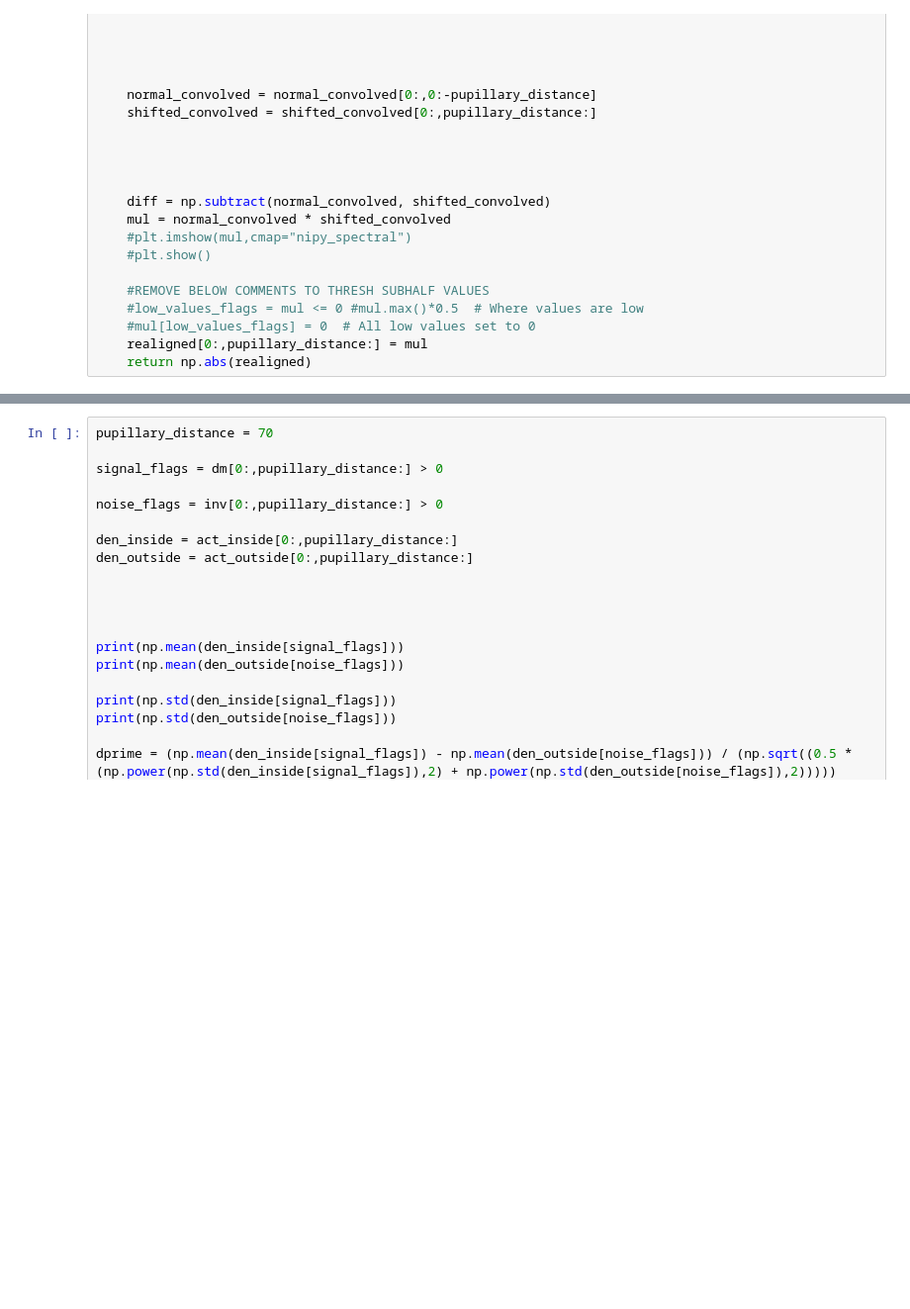
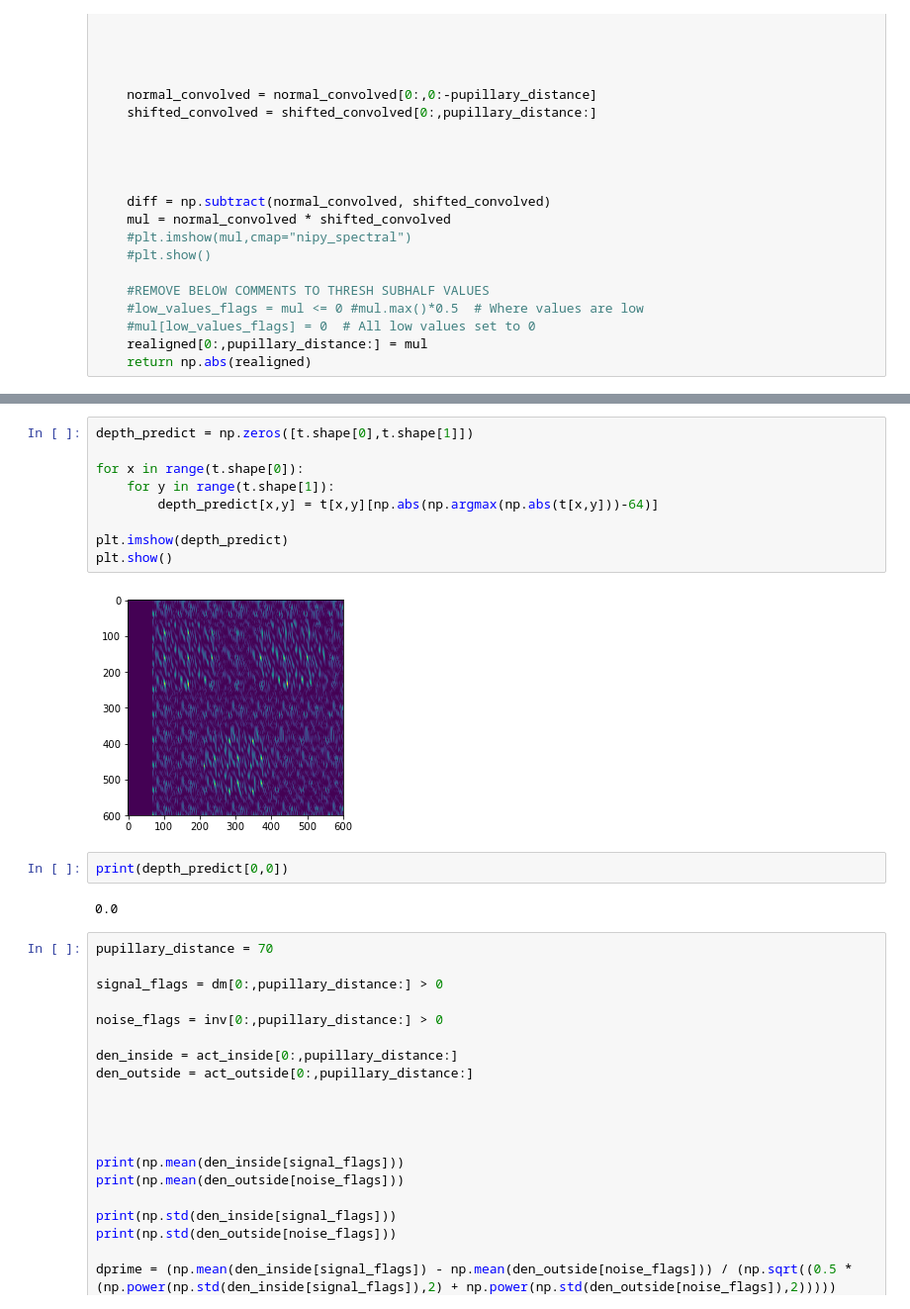
Before and after one commit to Wise61/depth_perception, a Jupyter notebook: depth_percept.ipynb, the cells around one changed output, grey strips where cells are left out. Shown at 99% size. Saved outputs shown, nothing was run; the diff lists cells and outputs as text; blank space fills up the shorter version.

```diff
--- a/depth_percept.ipynb
+++ b/depth_percept.ipynb
@@ -165,3 +168,18 @@ NameError: name 'disparity_map' is not defined
+# %%
+depth_predict = np.zeros([t.shape[0],t.shape[1]])
+
+for x in range(t.shape[0]):
+    for y in range(t.shape[1]):
+        depth_predict[x,y] = t[x,y][np.abs(np.argmax(np.abs(t[x,y]))-64)]
+
+plt.imshow(depth_predict)
+plt.show()
+# %% [output]
+[figure, added]
+# %%
+print(depth_predict[0,0])
+# %% [output]
+0.0
 # %%
 pupillary_distance = 70
 
```
Also changed, not shown: parts of 2 cells of this notebook.
